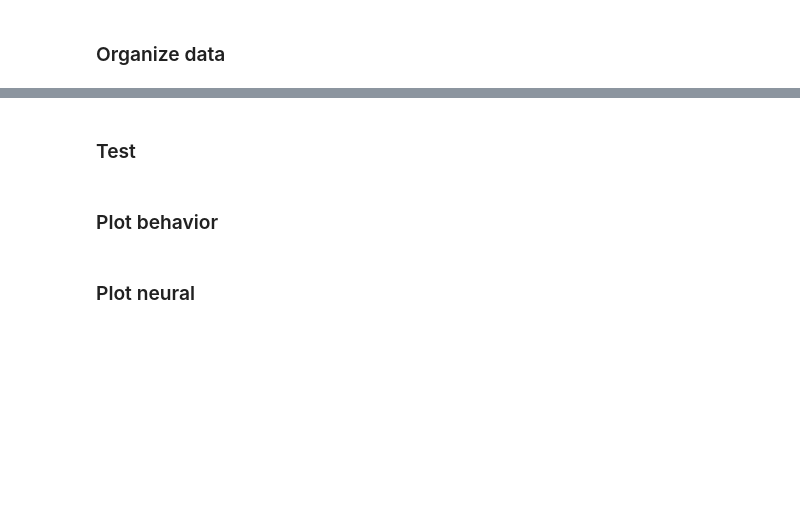
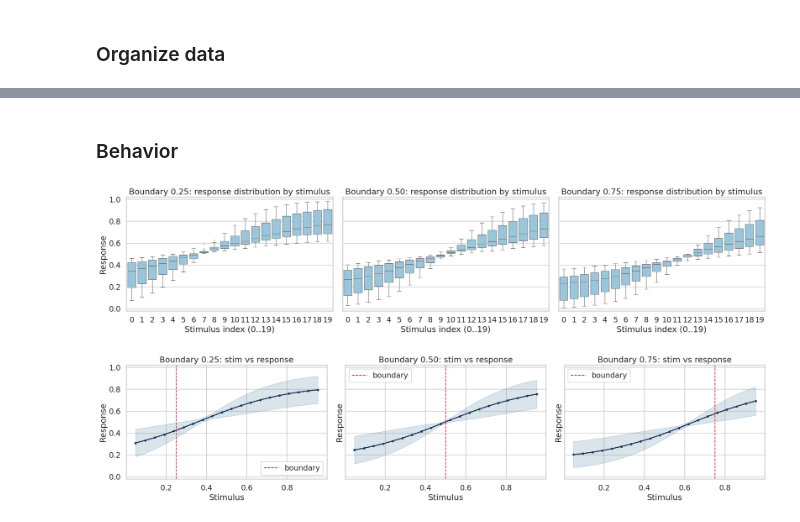
Before and after one commit to siyer7/asymmetry_design, a Jupyter notebook: code/python/NN.ipynb, the cells around one changed output, grey strips where cells are left out. Drawn from its saved outputs; the diff is of its cells as text; code cells hidden in the pictures; blank space fills up the shorter version.

```diff
--- a/code/python/NN.ipynb
+++ b/code/python/NN.ipynb
@@ -1,9 +1,14 @@
 # %%
 import numpy as np, pandas as pd, matplotlib.pyplot as plt, seaborn as sns, scipy.stats as stats, torch
+import random
 import torch.nn as nn
-from torch.utils.data import DataLoader, TensorDataset
 import torch.nn.functional as F
 from torch.optim import Adam
-from scipy.stats import spearmanr
+from torch.utils.data import DataLoader, TensorDataset
+
+from sklearn.decomposition import PCA
+from matplotlib.colors import LinearSegmentedColormap, Normalize
+
+sns.set(style='whitegrid', context='talk')
 # %% [markdown]
 ### helpers
@@ -146,6 +259,49 @@ epoch 15 | train loss 0.6938, acc 0.354 | val loss 0.7009, acc 0.250
 # %% [markdown]
-### Test
+### Behavior
-# %% [markdown]
-### Plot behavior
-# %% [markdown]
-### Plot neural
+# %%
+# collect all network predictions on full 60-trial grid
+beh_df = pd.concat(
+    [r['full_pred_df'].assign(net_idx=r['net_idx']) for r in runs],
+    ignore_index=True,
+)
+
+# (a) response distribution by stimulus, faceted by boundary
+fig, axes = plt.subplots(1, 3, figsize=(21, 5), sharey=True)
+for ax, b in zip(axes, boundaries):
+    sub = beh_df[beh_df['boundary'] == b].copy()
+    sns.boxplot(data=sub, x='stim_idx', y='resp', ax=ax, color='#8ecae6', fliersize=1)
+    ax.set_title(f'Boundary {b:.2f}: response distribution by stimulus')
+    ax.set_xlabel('Stimulus index (0..19)')
+    ax.set_ylabel('Response')
+    ax.set_ylim(-0.02, 1.02)
+plt.tight_layout()
+plt.show()
+
+# (b) stim vs response, mean +/- std over networks
+agg = (
+    beh_df.groupby(['boundary', 'stim'], as_index=False)
+    .agg(resp_mean=('resp', 'mean'), resp_std=('resp', 'std'))
+)
+
+fig, axes = plt.subplots(1, 3, figsize=(21, 5), sharey=True)
+for ax, b in zip(axes, boundaries):
+    sub = agg[agg['boundary'] == b].sort_values('stim')
+    ax.plot(sub['stim'], sub['resp_mean'], '-o', color='#1d3557', markersize=4)
+    ax.fill_between(
+        sub['stim'].values,
+        (sub['resp_mean'] - sub['resp_std']).values,
+        (sub['resp_mean'] + sub['resp_std']).values,
+        alpha=0.2,
+        color='#457b9d',
+    )
+    ax.axvline(b, ls='--', color='crimson', lw=1.5, label='boundary')
+    ax.set_title(f'Boundary {b:.2f}: stim vs response')
+    ax.set_xlabel('Stimulus')
+    ax.set_ylabel('Response')
+    ax.set_ylim(-0.02, 1.02)
+    ax.legend(loc='best')
+plt.tight_layout()
+plt.show()
+# %% [output]
+[figure, added]
+[figure, added]
```
Also changed, not shown: parts of 14 cells of this notebook, 1 other file.
